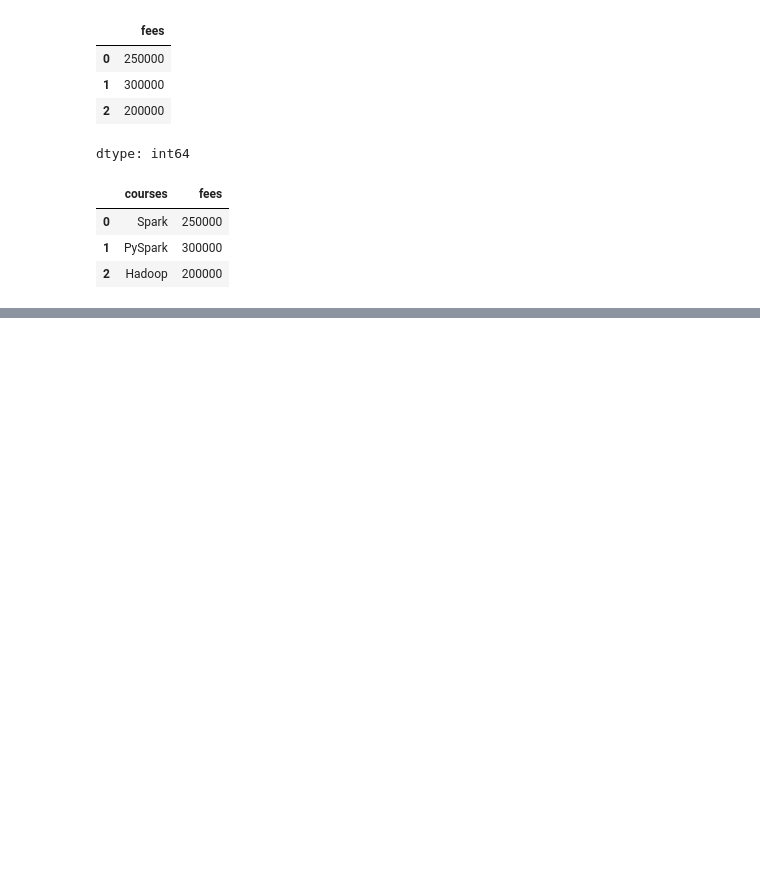
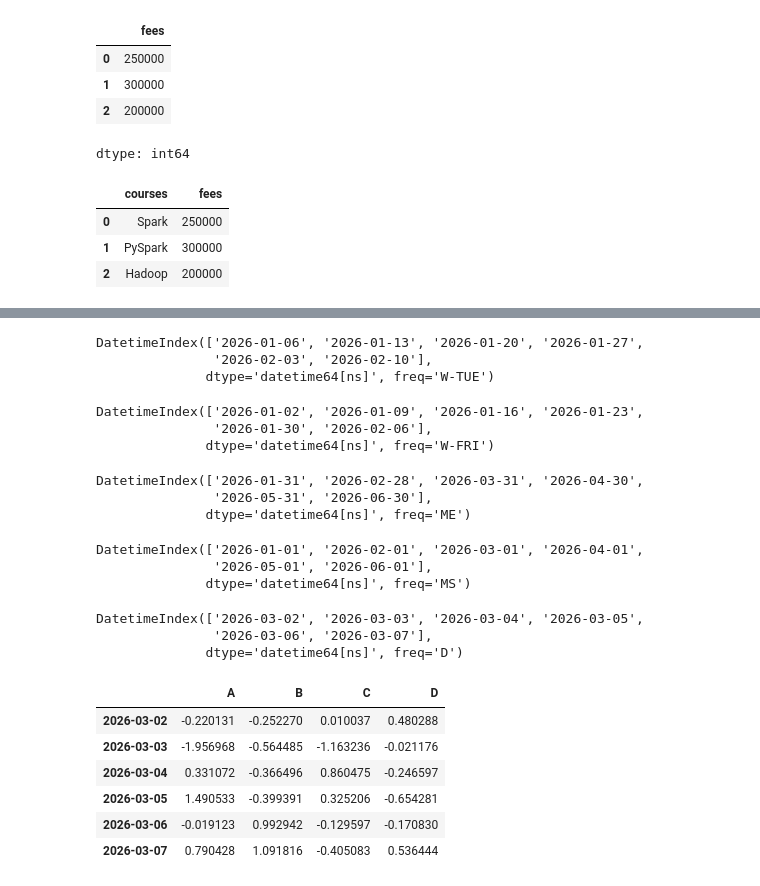
Before and after one commit to Jinseok2419342/2025-1-myclass-BDA, a Jupyter notebook: inclass/02w_A_0317_pandas_basic.ipynb, the cells around one changed output, grey strips where cells are left out. Cells and saved outputs as stored; diff of their text form; code cells hidden in the pictures; blank space fills up the shorter version.

```diff
--- a/inclass/02w_A_0317_pandas_basic.ipynb
+++ b/inclass/02w_A_0317_pandas_basic.ipynb
@@ -355,0 +556,46 @@ df
+# %%
+dates = pd.date_range("20260101", periods=6, freq='W-TUE')
+dates
+# %% [output]
+DatetimeIndex(['2026-01-06', '2026-01-13', '2026-01-20', '2026-01-27',
+               '2026-02-03', '2026-02-10'],
+              dtype='datetime64[ns]', freq='W-TUE')
+# %%
+dates = pd.date_range("20260101", periods=6, freq='W-FRI')
+dates
+# %% [output]
+DatetimeIndex(['2026-01-02', '2026-01-09', '2026-01-16', '2026-01-23',
+               '2026-01-30', '2026-02-06'],
+              dtype='datetime64[ns]', freq='W-FRI')
+# %%
+dates = pd.date_range("20260101", periods=6, freq='ME')
+dates
+# %% [output]
+DatetimeIndex(['2026-01-31', '2026-02-28', '2026-03-31', '2026-04-30',
+               '2026-05-31', '2026-06-30'],
+              dtype='datetime64[ns]', freq='ME')
+# %%
+dates = pd.date_range("20260101", periods=6, freq='MS')
+dates
+# %% [output]
+DatetimeIndex(['2026-01-01', '2026-02-01', '2026-03-01', '2026-04-01',
+               '2026-05-01', '2026-06-01'],
+              dtype='datetime64[ns]', freq='MS')
+# %%
+dates = pd.date_range("20260302", periods=6)
+dates
+# %% [output]
+DatetimeIndex(['2026-03-02', '2026-03-03', '2026-03-04', '2026-03-05',
+               '2026-03-06', '2026-03-07'],
+              dtype='datetime64[ns]', freq='D')
+# %%
+df = pd.DataFrame(np.random.randn(6,4), index=dates, columns=list('ABCD'))
+df
+# %% [output]
+|  | A | B | C | D |
+| 2026-03-02 | -0.220131 | -0.252270 | 0.010037 | 0.480288 |
+| 2026-03-03 | -1.956968 | -0.564485 | -1.163236 | -0.021176 |
+| 2026-03-04 | 0.331072 | -0.366496 | 0.860475 | -0.246597 |
+| 2026-03-05 | 1.490533 | -0.399391 | 0.325206 | -0.654281 |
+| 2026-03-06 | -0.019123 | 0.992942 | -0.129597 | -0.170830 |
+| 2026-03-07 | 0.790428 | 1.091816 | -0.405083 | 0.536444 |
```
Also changed, not shown: parts of 85 cells of this notebook.
